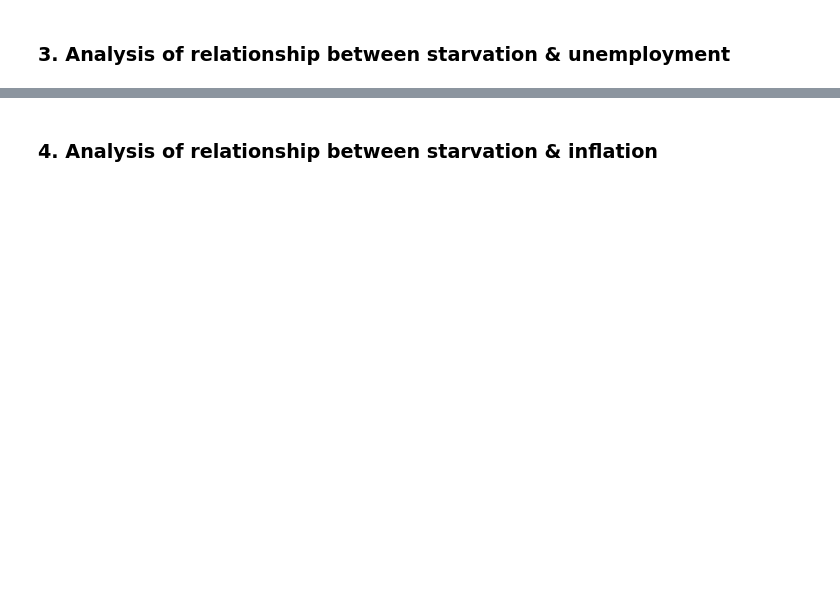
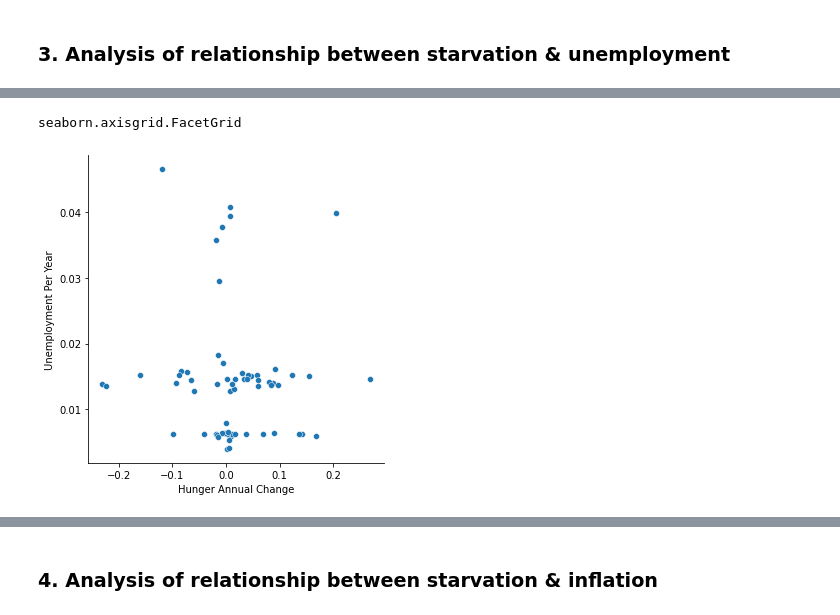
Before and after one commit to eqan/Starvation-Period-Analysis-And-Forecast, a Jupyter notebook: Project.ipynb, the cells around one changed output, grey strips where cells are left out. Drawn from its saved outputs; the diff is of its cells as text; code cells hidden in the pictures; blank space fills up the shorter version.

```diff
--- a/Project.ipynb
+++ b/Project.ipynb
@@ -99,0 +130,6 @@ plt.show()
+# %%
+sns.relplot(x="Hunger Annual Change",y="Unemployment Per Year", data=dataWhole)
+sns.axisgrid.FacetGrid
+# %% [output]
+seaborn.axisgrid.FacetGrid
+[figure, added]
```
Also changed, not shown: parts of 27 cells of this notebook, 14 other files.
